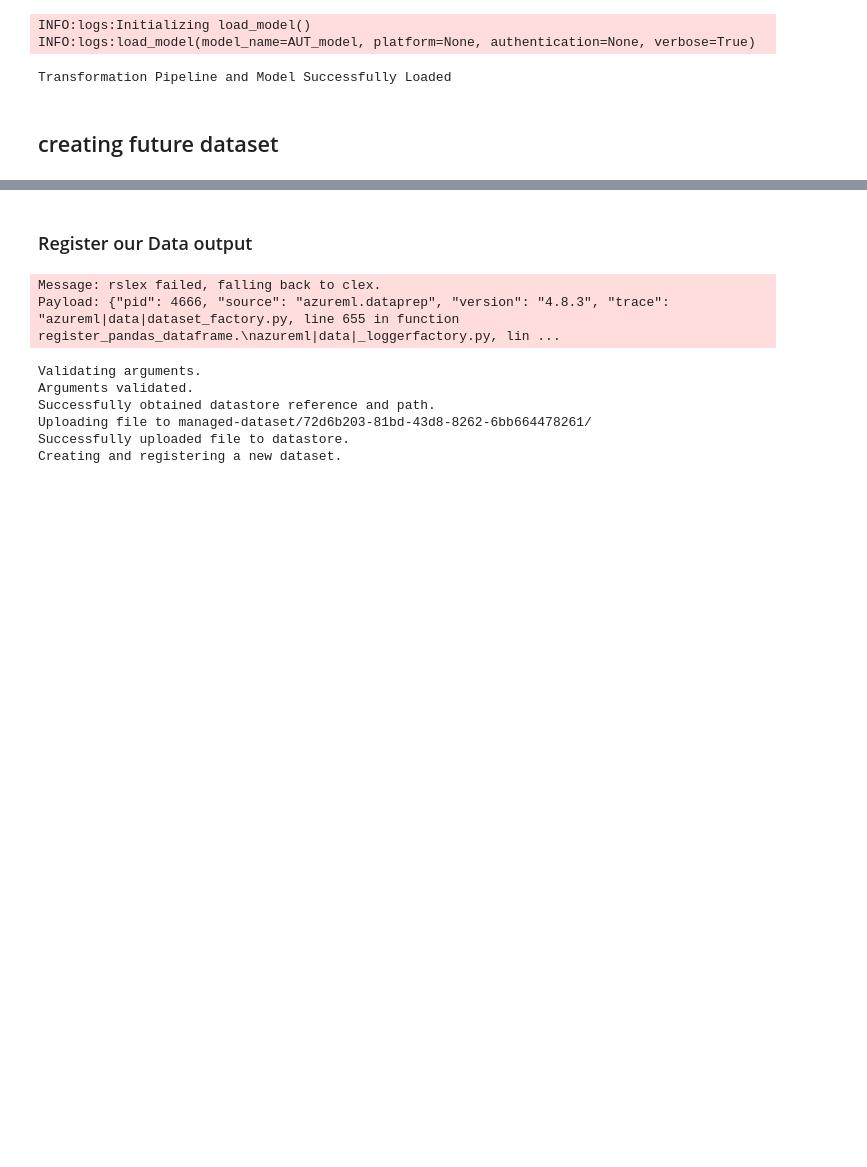
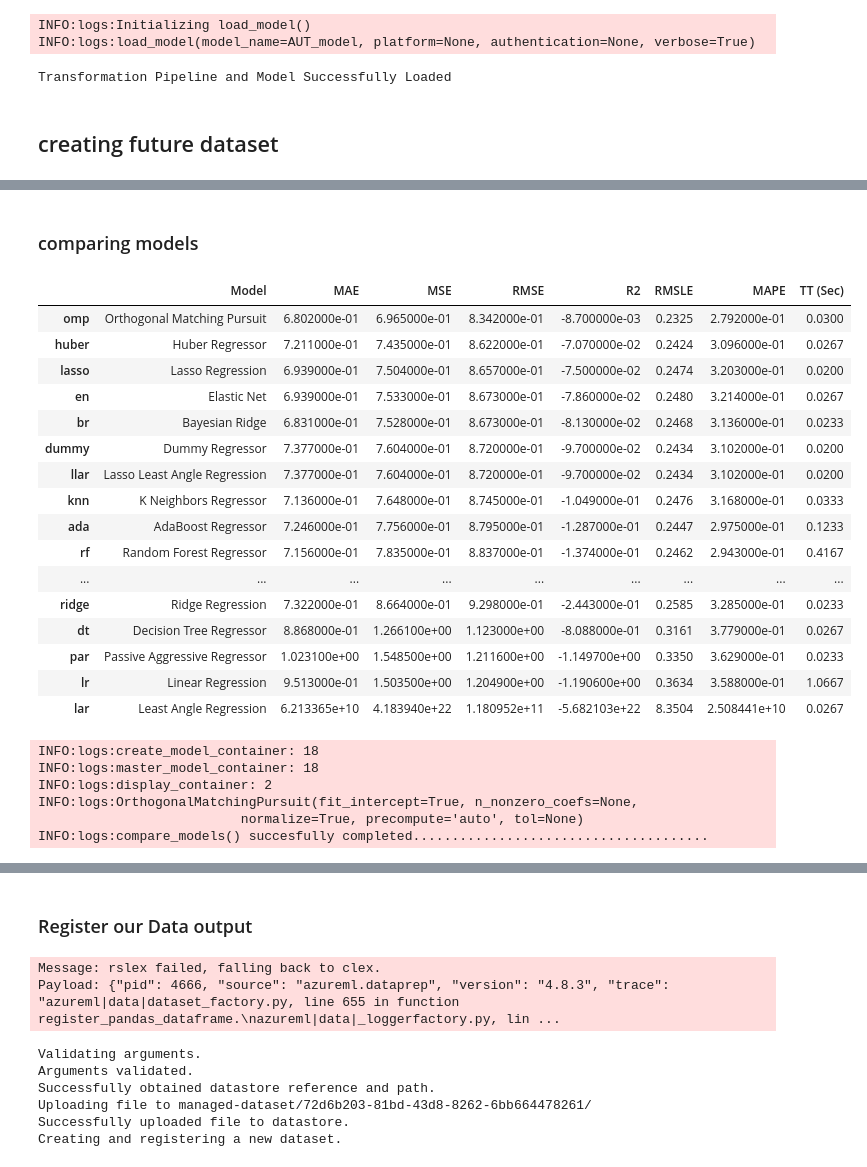
Before and after one commit to tedyadika/Azureml, a Jupyter notebook: 2_Data_eng_visuals.ipynb, the cells around one changed output, grey strips where cells are left out. Drawn from its saved outputs; the diff is of its cells as text; code cells hidden in the pictures; blank space fills up the shorter version.

```diff
--- a/2_Data_eng_visuals.ipynb
+++ b/2_Data_eng_visuals.ipynb
@@ -312,0 +373,28 @@ future_df = pd.concat([Aut_data,future_data],ignore_index=True).fillna(0)
+# %% [markdown]
+### comparing models
+# %%
+best = compare_models()
+# %% [output]
+|  | Model | MAE | MSE | RMSE | R2 | RMSLE | MAPE | TT (Sec) |
+| omp | Orthogonal Matching Pursuit | 6.802000e-01 | 6.965000e-01 | 8.342000e-01 | -8.700000e-03 | 0.2325 | 2.792000e-01 | 0.0300 |
+| huber | Huber Regressor | 7.211000e-01 | 7.435000e-01 | 8.622000e-01 | -7.070000e-02 | 0.2424 | 3.096000e-01 | 0.0267 |
+| lasso | Lasso Regression | 6.939000e-01 | 7.504000e-01 | 8.657000e-01 | -7.500000e-02 | 0.2474 | 3.203000e-01 | 0.0200 |
+| en | Elastic Net | 6.939000e-01 | 7.533000e-01 | 8.673000e-01 | -7.860000e-02 | 0.2480 | 3.214000e-01 | 0.0267 |
+| br | Bayesian Ridge | 6.831000e-01 | 7.528000e-01 | 8.673000e-01 | -8.130000e-02 | 0.2468 | 3.136000e-01 | 0.0233 |
+| dummy | Dummy Regressor | 7.377000e-01 | 7.604000e-01 | 8.720000e-01 | -9.700000e-02 | 0.2434 | 3.102000e-01 | 0.0200 |
+| llar | Lasso Least Angle Regression | 7.377000e-01 | 7.604000e-01 | 8.720000e-01 | -9.700000e-02 | 0.2434 | 3.102000e-01 | 0.0200 |
+| knn | K Neighbors Regressor | 7.136000e-01 | 7.648000e-01 | 8.745000e-01 | -1.049000e-01 | 0.2476 | 3.168000e-01 | 0.0333 |
+| ada | AdaBoost Regressor | 7.246000e-01 | 7.756000e-01 | 8.795000e-01 | -1.287000e-01 | 0.2447 | 2.975000e-01 | 0.1233 |
+| rf | Random Forest Regressor | 7.156000e-01 | 7.835000e-01 | 8.837000e-01 | -1.374000e-01 | 0.2462 | 2.943000e-01 | 0.4167 |
+| ... | ... | ... | ... | ... | ... | ... | ... | ... |
+| ridge | Ridge Regression | 7.322000e-01 | 8.664000e-01 | 9.298000e-01 | -2.443000e-01 | 0.2585 | 3.285000e-01 | 0.0233 |
+| dt | Decision Tree Regressor | 8.868000e-01 | 1.266100e+00 | 1.123000e+00 | -8.088000e-01 | 0.3161 | 3.779000e-01 | 0.0267 |
+| par | Passive Aggressive Regressor | 1.023100e+00 | 1.548500e+00 | 1.211600e+00 | -1.149700e+00 | 0.3350 | 3.629000e-01 | 0.0233 |
+| lr | Linear Regression | 9.513000e-01 | 1.503500e+00 | 1.204900e+00 | -1.190600e+00 | 0.3634 | 3.588000e-01 | 1.0667 |
+| lar | Least Angle Regression | 6.213365e+10 | 4.183940e+22 | 1.180952e+11 | -5.682103e+22 | 8.3504 | 2.508441e+10 | 0.0267 |
+INFO:logs:create_model_container: 18
+INFO:logs:master_model_container: 18
+INFO:logs:display_container: 2
+INFO:logs:OrthogonalMatchingPursuit(fit_intercept=True, n_nonzero_coefs=None,
+                          normalize=True, precompute='auto', tol=None)
+INFO:logs:compare_models() succesfully completed......................................
```
Also changed, not shown: parts of 19 cells of this notebook.
